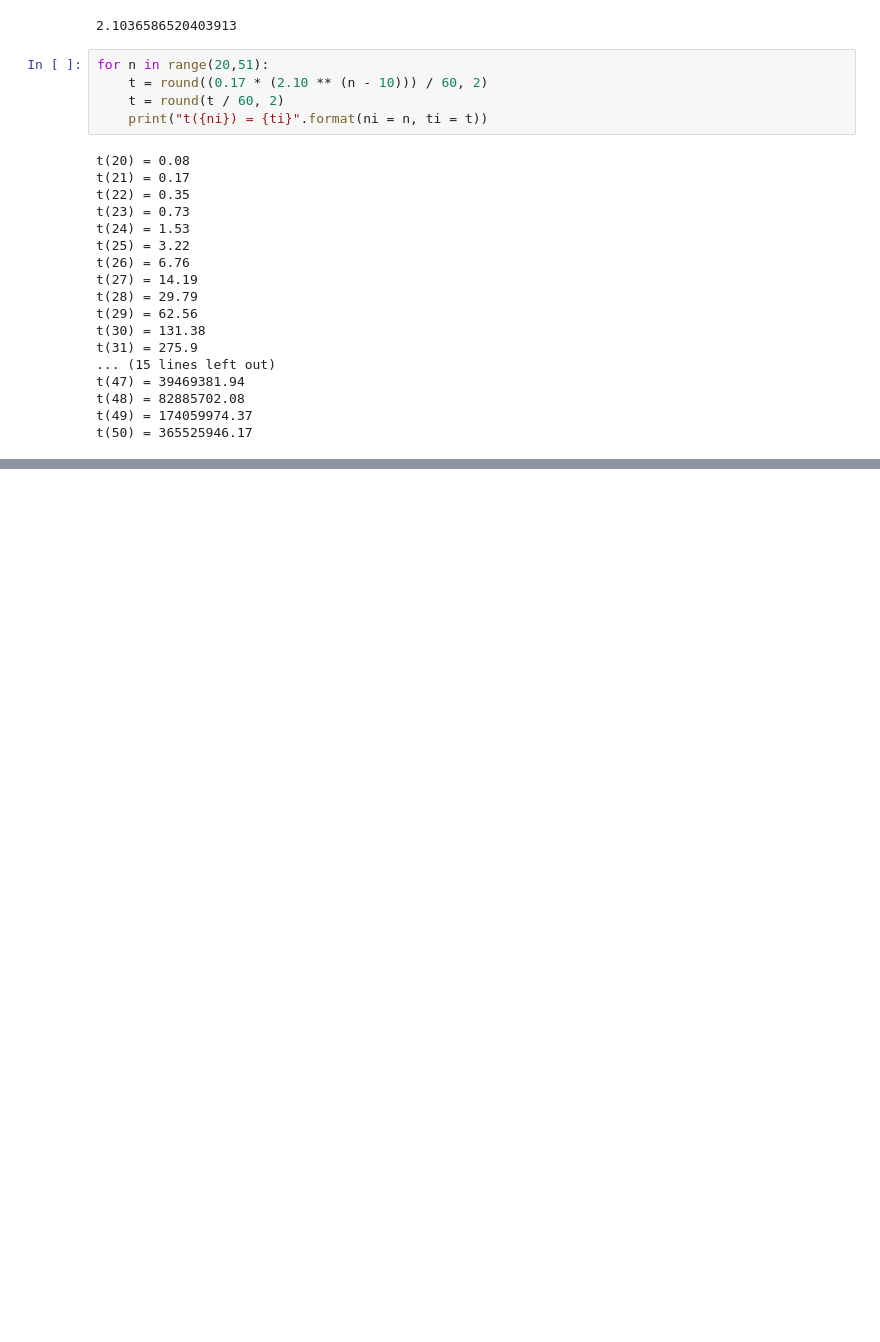
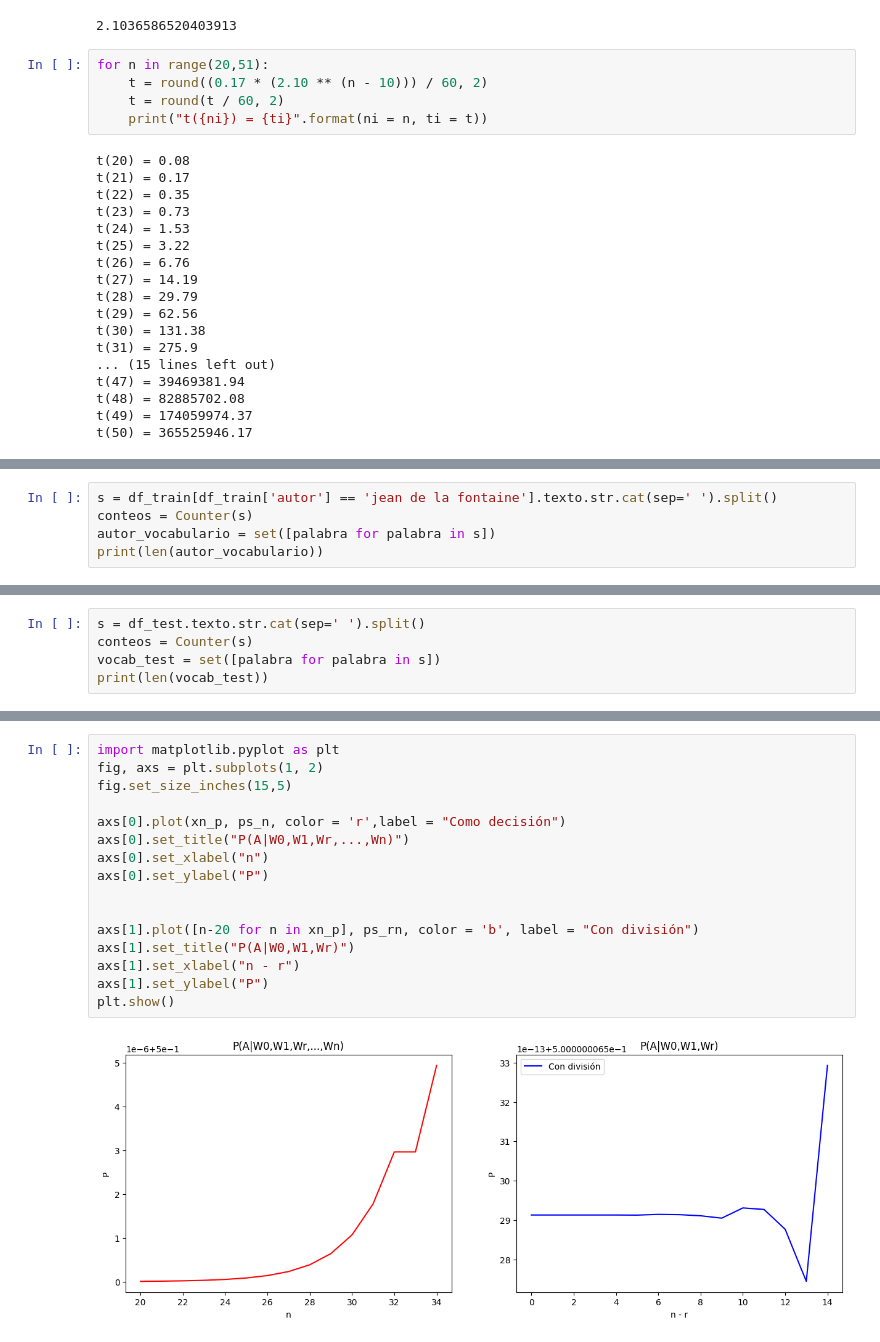
Before and after one commit to robertorys/Tesis, a Jupyter notebook: Test_mib_v2_3.ipynb, the cells around one changed output, grey strips where cells are left out. Cells and saved outputs as stored; diff of their text form; blank space fills up the shorter version.

Commit message:
Test de inferencia de n contra n - r

```diff
--- a/Test_mib_v2_3.ipynb
+++ b/Test_mib_v2_3.ipynb
@@ -1287,0 +1352,5 @@ t(50) = 365525946.17
+# %%
+s = df_train[df_train['autor'] == 'jean de la fontaine'].texto.str.cat(sep=' ').split()
+conteos = Counter(s)
+autor_vocabulario = set([palabra for palabra in s])
+print(len(autor_vocabulario))
@@ -1287,0 +1359,5 @@ t(50) = 365525946.17
+# %%
+s = df_test.texto.str.cat(sep=' ').split()
+conteos = Counter(s)
+vocab_test = set([palabra for palabra in s])
+print(len(vocab_test))
@@ -1287,0 +1574,18 @@ t(50) = 365525946.17
+# %%
+import matplotlib.pyplot as plt
+fig, axs = plt.subplots(1, 2)
+fig.set_size_inches(15,5)
+
+axs[0].plot(xn_p, ps_n, color = 'r',label = "Como decisión")
+axs[0].set_title("P(A|W0,W1,Wr,...,Wn)")
+axs[0].set_xlabel("n")
+axs[0].set_ylabel("P")
+
+
+axs[1].plot([n-20 for n in xn_p], ps_rn, color = 'b', label = "Con división")
+axs[1].set_title("P(A|W0,W1,Wr)")
+axs[1].set_xlabel("n - r")
+axs[1].set_ylabel("P")
+plt.show()
+# %% [output]
+[figure, added]
```
Also changed, not shown: parts of 14 cells of this notebook, 1 other file.
